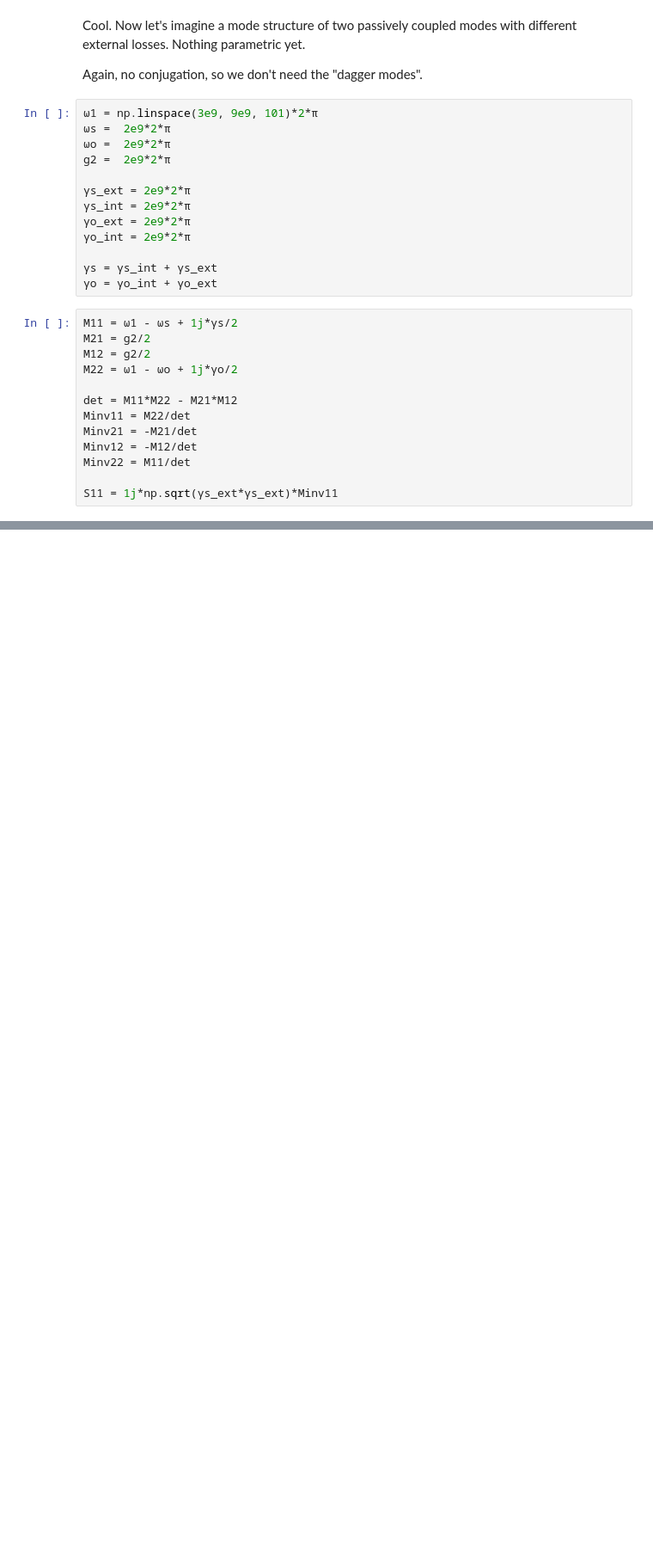
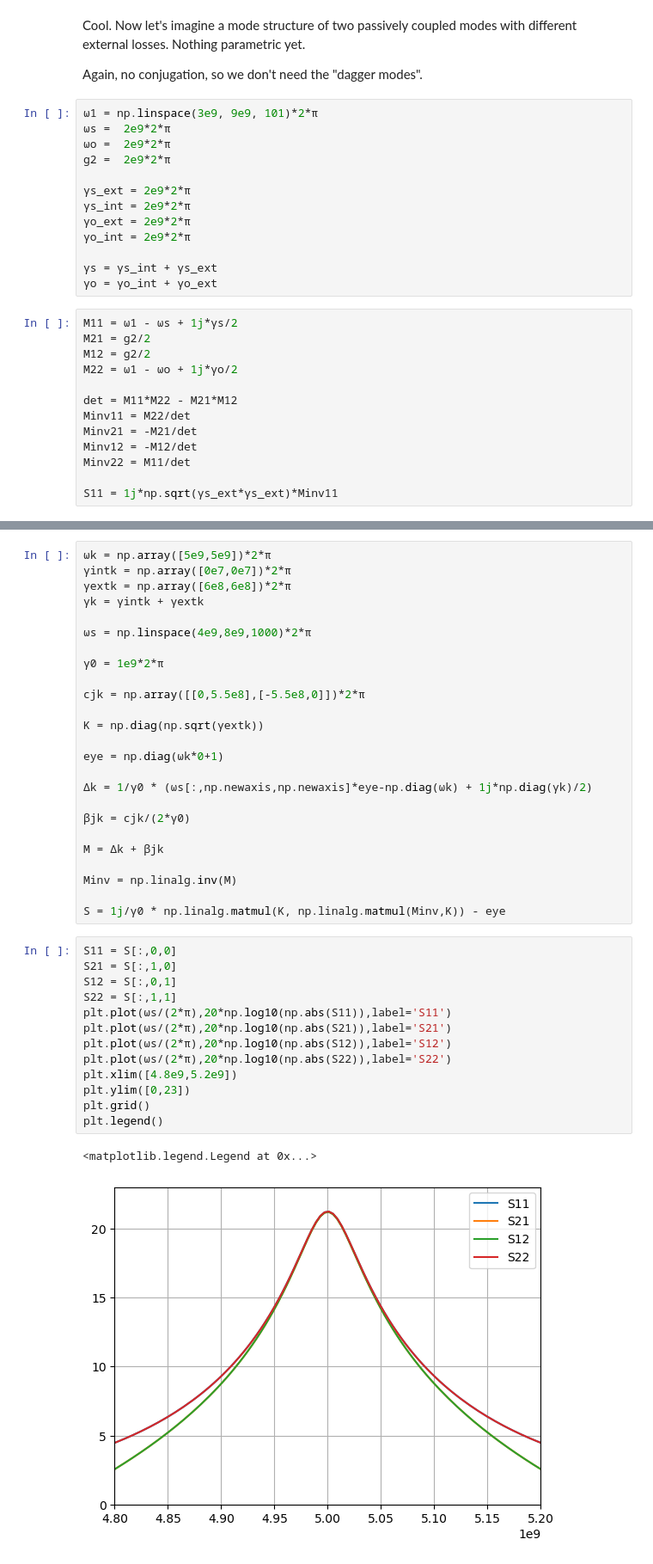
Before and after one commit to borismesits/simulation-vault, a Jupyter notebook: cqed/Parametrically Controlled Networks.ipynb, the cells around one changed output, grey strips where cells are left out. Shown at 86% size. Cells and saved outputs as stored; diff of their text form; blank space fills up the shorter version.

```diff
--- a/cqed/Parametrically Controlled Networks.ipynb
+++ b/cqed/Parametrically Controlled Networks.ipynb
@@ -77,0 +140,41 @@ S11 = 1j*np.sqrt(γs_ext*γs_ext)*Minv11
+# %%
+ωk = np.array([5e9,5e9])*2*π
+γintk = np.array([0e7,0e7])*2*π
+γextk = np.array([6e8,6e8])*2*π
+γk = γintk + γextk
+
+ωs = np.linspace(4e9,8e9,1000)*2*π
+
+γ0 = 1e9*2*π
+
+cjk = np.array([[0,5.5e8],[-5.5e8,0]])*2*π
+
+K = np.diag(np.sqrt(γextk))
+
+eye = np.diag(ωk*0+1)
+
+Δk = 1/γ0 * (ωs[:,np.newaxis,np.newaxis]*eye-np.diag(ωk) + 1j*np.diag(γk)/2)
+
+βjk = cjk/(2*γ0)
+
+M = Δk + βjk
+
+Minv = np.linalg.inv(M)
+
+S = 1j/γ0 * np.linalg.matmul(K, np.linalg.matmul(Minv,K)) - eye
+# %%
+S11 = S[:,0,0]
+S21 = S[:,1,0]
+S12 = S[:,0,1]
+S22 = S[:,1,1]
+plt.plot(ωs/(2*π),20*np.log10(np.abs(S11)),label='S11')
+plt.plot(ωs/(2*π),20*np.log10(np.abs(S21)),label='S21')
+plt.plot(ωs/(2*π),20*np.log10(np.abs(S12)),label='S12')
+plt.plot(ωs/(2*π),20*np.log10(np.abs(S22)),label='S22')
+plt.xlim([4.8e9,5.2e9])
+plt.ylim([0,23])
+plt.grid()
+plt.legend()
+# %% [output]
+<matplotlib.legend.Legend at 0x...>
+[figure, added]
```
Also changed, not shown: parts of 8 cells of this notebook, 17 other files.
